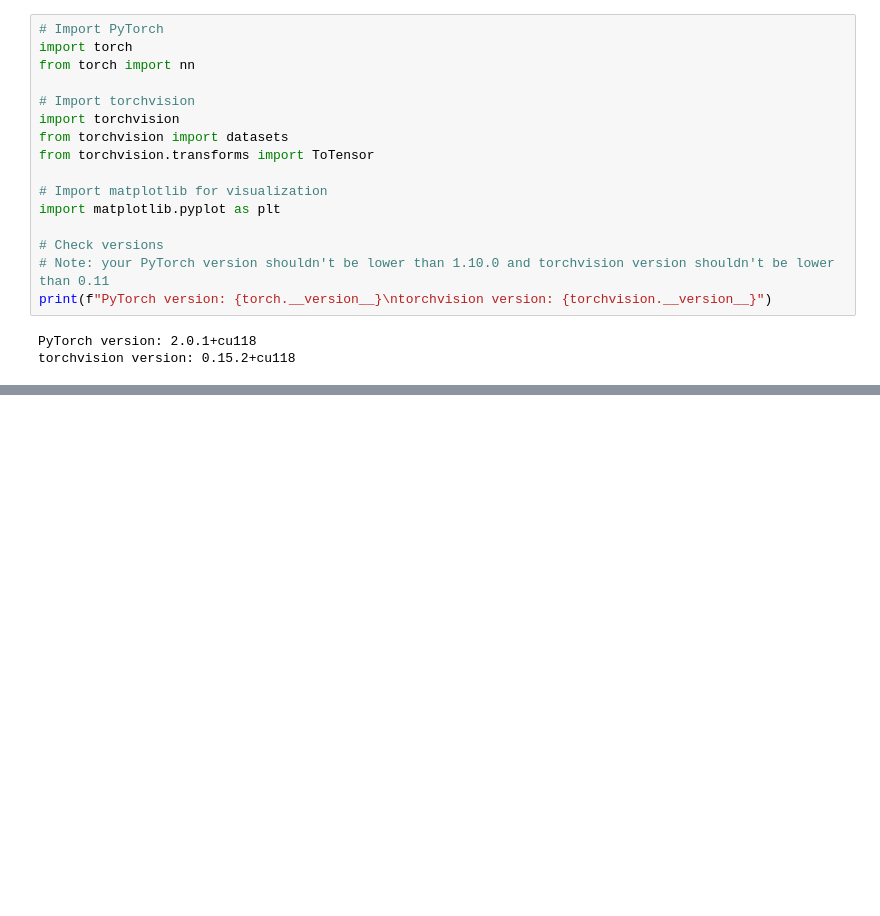
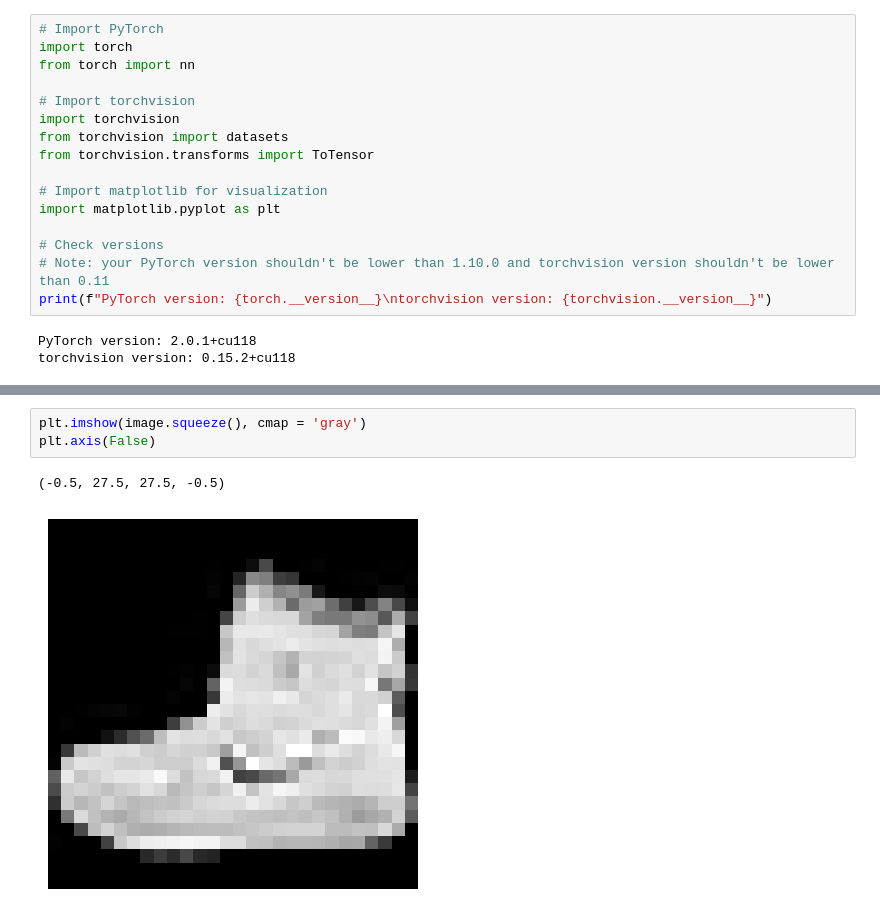
Before and after one commit to kla55/Pytorch_learning, a Jupyter notebook: Pytorch_youtube/FreeCodeAcademy/03_Computer_Vision.ipynb, the cells around one changed output, grey strips where cells are left out. Drawn from its saved outputs; the diff is of its cells as text; blank space fills up the shorter version.

```diff
--- a/Pytorch_youtube/FreeCodeAcademy/03_Computer_Vision.ipynb
+++ b/Pytorch_youtube/FreeCodeAcademy/03_Computer_Vision.ipynb
@@ -21,0 +122,6 @@ torchvision version: 0.15.2+cu118
+# %%
+plt.imshow(image.squeeze(), cmap = 'gray')
+plt.axis(False)
+# %% [output]
+(-0.5, 27.5, 27.5, -0.5)
+[figure, added]
```
Also changed, not shown: parts of 13 cells of this notebook.
